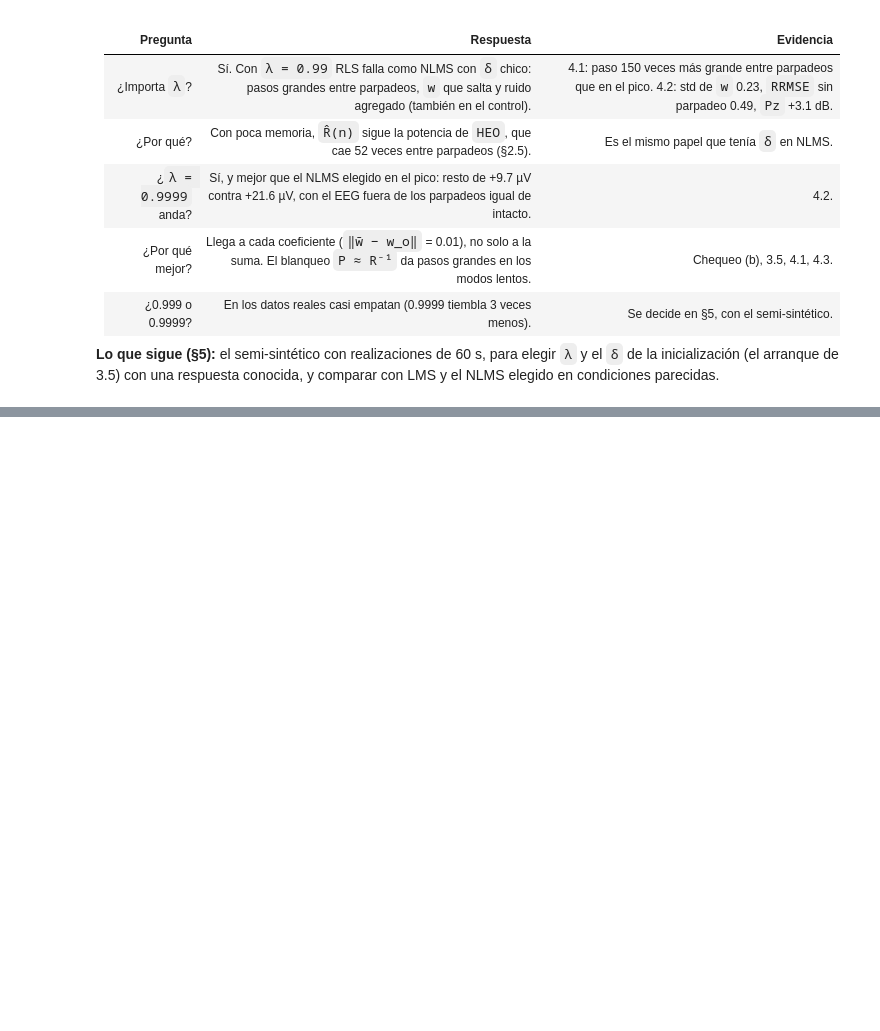
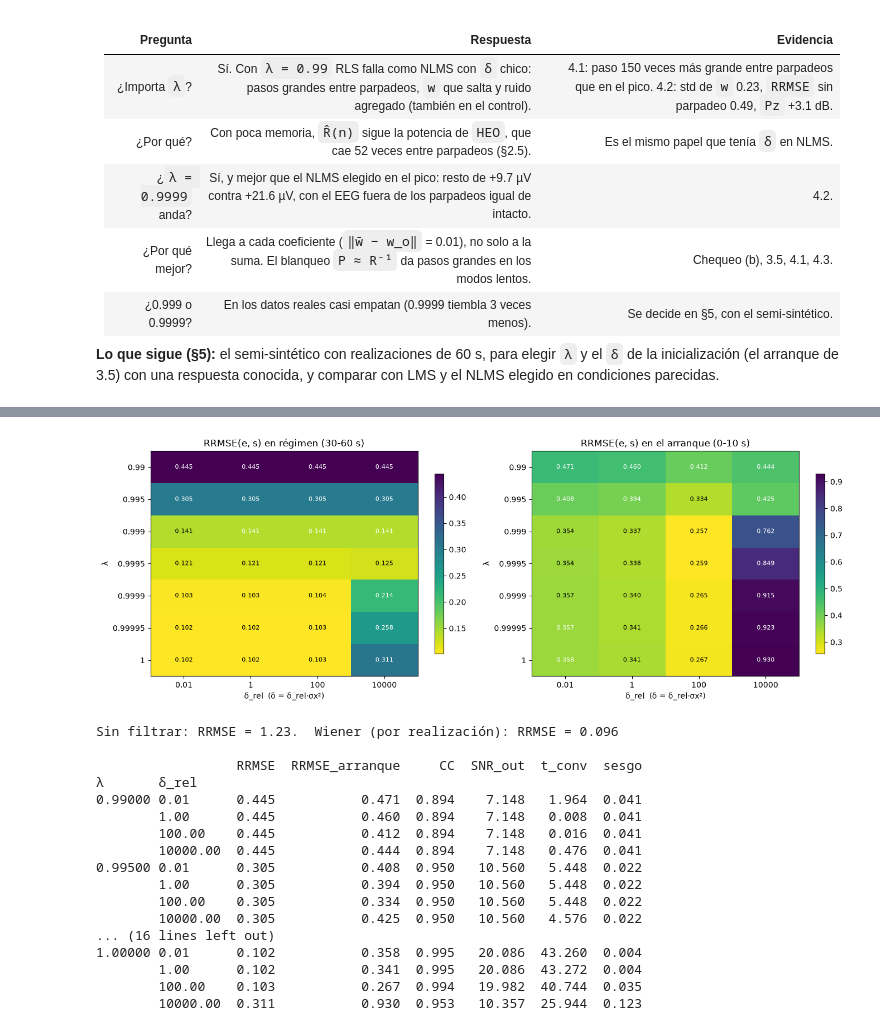
Before and after one commit to vito-pp/pasa_tps, a Jupyter notebook: proyecto1/proyecto2_rls.ipynb, the cells around one changed output, grey strips where cells are left out. Saved outputs shown, nothing was run; the diff lists cells and outputs as text; code cells hidden in the pictures; blank space fills up the shorter version.

```diff
--- a/proyecto1/proyecto2_rls.ipynb
+++ b/proyecto1/proyecto2_rls.ipynb
@@ -1022,0 +1183,54 @@ plt.show()
+# %%
+LAMBDAS_GRILLA = [0.99, 0.995, 0.999, 0.9995, 0.9999, 0.99995, 1.0]
+DELTAS_GRILLA = [0.01, 1, 100, 1e4]
+
+grilla = {(lam, d): montecarlo(dict(algoritmo="RLS", lam=lam, delta_rel=d))
+          for lam in LAMBDAS_GRILLA for d in DELTAS_GRILLA}
+
+
+def mapa(ax, col, titulo):
+    m = np.array([[grilla[(lam, d)][col] for d in DELTAS_GRILLA] for lam in LAMBDAS_GRILLA])
+    im = ax.imshow(m, cmap="viridis_r", aspect="auto")
+    for i in range(m.shape[0]):
+        for j in range(m.shape[1]):
+            ax.text(j, i, f"{m[i, j]:.3f}", ha="center", va="center", fontsize=8,
+                    color="w" if m[i, j] > np.nanmedian(m) else "k")
+    ax.set_xticks(range(len(DELTAS_GRILLA)), [f"{d:g}" for d in DELTAS_GRILLA])
+    ax.set_yticks(range(len(LAMBDAS_GRILLA)), [f"{lam:g}" for lam in LAMBDAS_GRILLA])
+    ax.set_xlabel("δ_rel  (δ = δ_rel·σx²)")
+    ax.set_ylabel("λ")
+    ax.set_title(titulo)
+    plt.colorbar(im, ax=ax, shrink=0.8)
+
+
+fig, axs = plt.subplots(1, 2, figsize=(14, 5))
+mapa(axs[0], "RRMSE", "RRMSE(e, s) en régimen (30-60 s)")
+mapa(axs[1], "RRMSE_arranque", "RRMSE(e, s) en el arranque (0-10 s)")
+plt.tight_layout()
+plt.show()
+
+tabla_grilla = pd.DataFrame({k: {c: r[c] for c in ["RRMSE", "RRMSE_arranque", "CC", "SNR_out", "t_conv", "sesgo"]}
+                             for k, r in grilla.items()}).T
+tabla_grilla.index.names = ["λ", "δ_rel"]
+print(f"Sin filtrar: RRMSE = {grilla[(0.9999, 0.01)]['RRMSE_y']:.2f}.  Wiener (por realización): "
+      f"RRMSE = {grilla[(0.9999, 0.01)]['RRMSE_wiener']:.3f}\n")
+print(tabla_grilla.round(3).to_string())
+# %% [output]
+[figure, added]
+Sin filtrar: RRMSE = 1.23.  Wiener (por realización): RRMSE = 0.096
+
+                  RRMSE  RRMSE_arranque     CC  SNR_out  t_conv  sesgo
+λ       δ_rel
+0.99000 0.01      0.445           0.471  0.894    7.148   1.964  0.041
+        1.00      0.445           0.460  0.894    7.148   0.008  0.041
+        100.00    0.445           0.412  0.894    7.148   0.016  0.041
+        10000.00  0.445           0.444  0.894    7.148   0.476  0.041
+0.99500 0.01      0.305           0.408  0.950   10.560   5.448  0.022
+        1.00      0.305           0.394  0.950   10.560   5.448  0.022
+        100.00    0.305           0.334  0.950   10.560   5.448  0.022
+        10000.00  0.305           0.425  0.950   10.560   4.576  0.022
+... (16 lines left out)
+1.00000 0.01      0.102           0.358  0.995   20.086  43.260  0.004
+        1.00      0.102           0.341  0.995   20.086  43.272  0.004
+        100.00    0.103           0.267  0.994   19.982  40.744  0.035
+        10000.00  0.311           0.930  0.953   10.357  25.944  0.123
```
Also changed, not shown: parts of 45 cells of this notebook, 3 other files.
